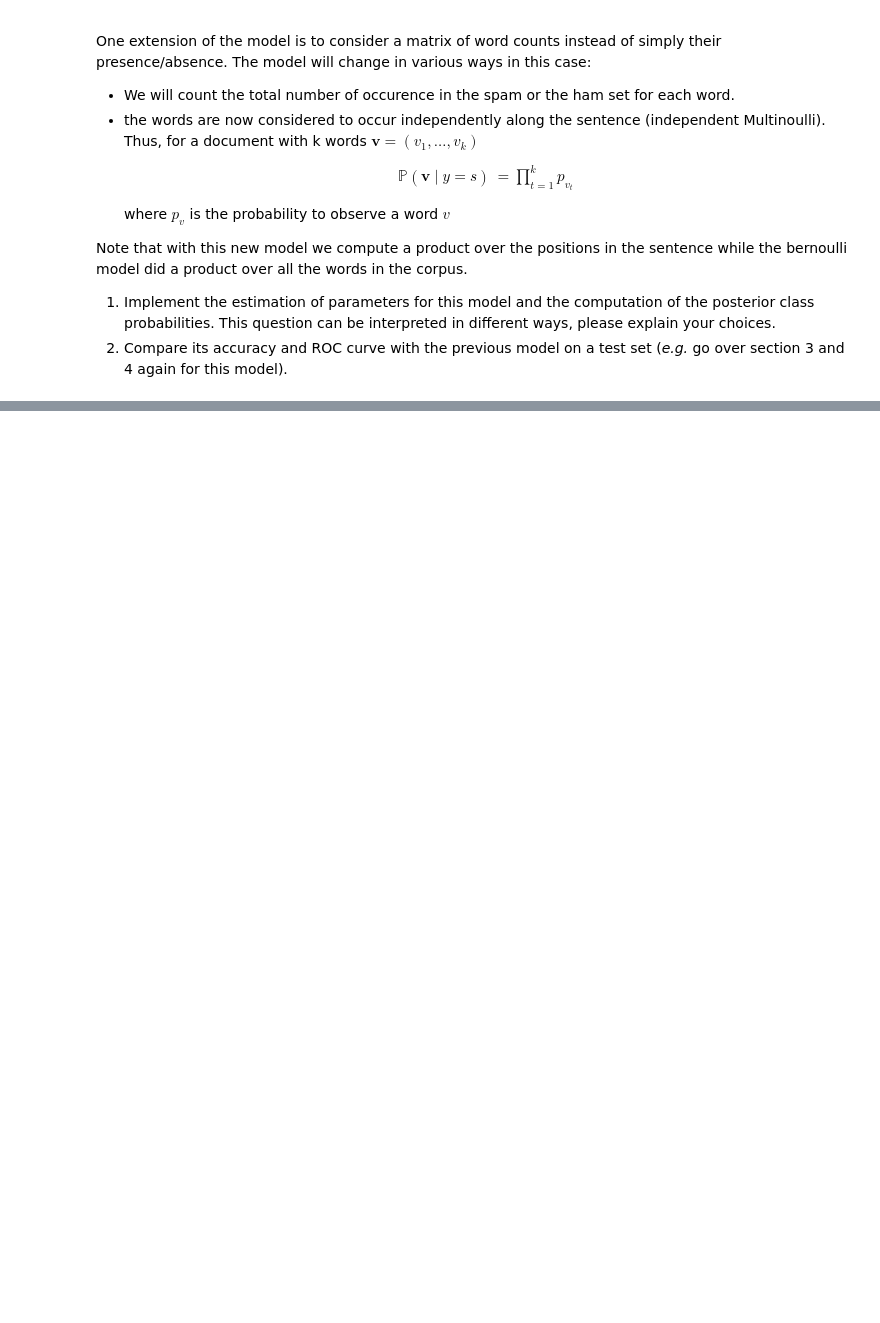
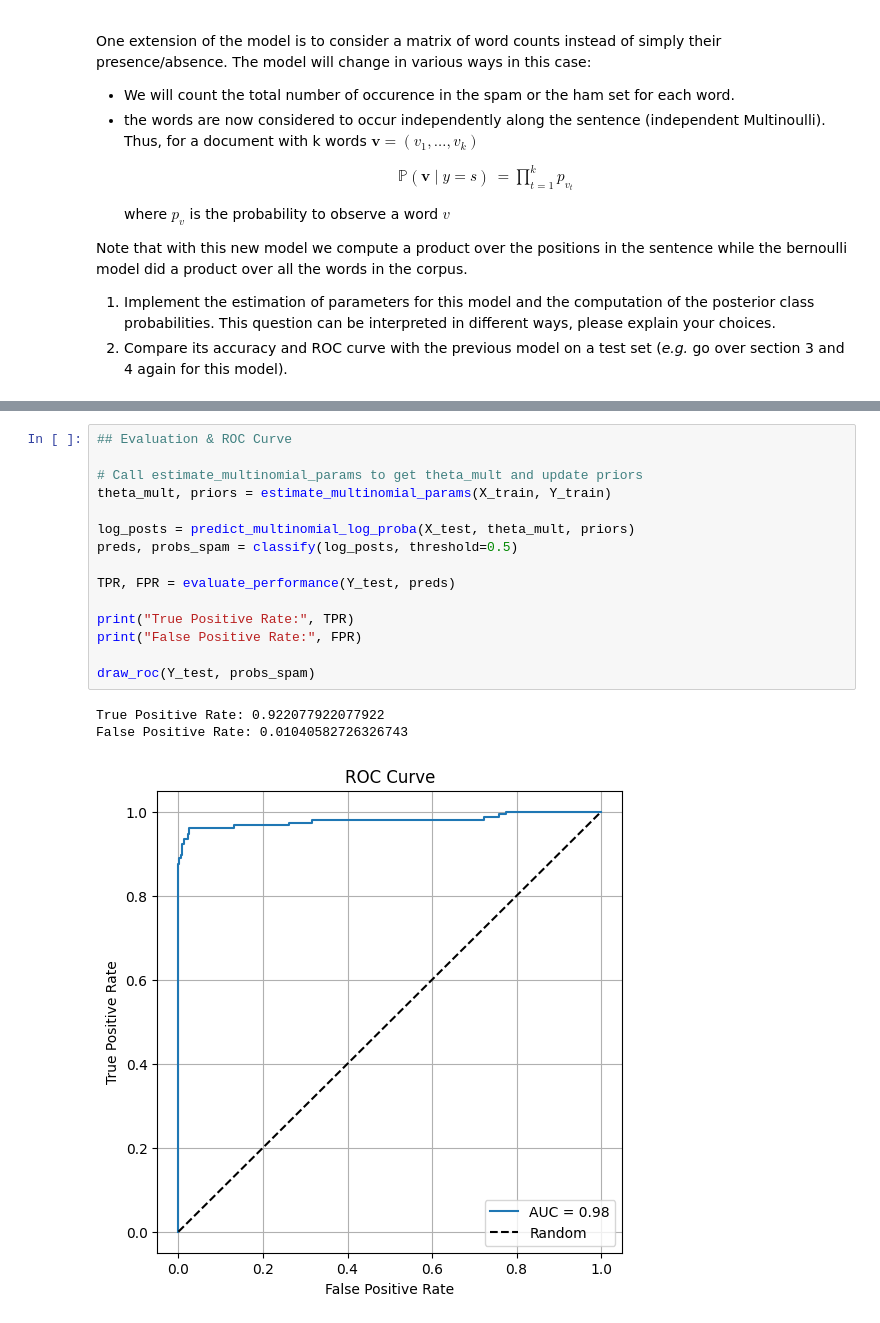
Before and after one commit to JingwenLuo7/Machine-Learning-in-Bioinformatics-S25, a Jupyter notebook: Project01_Spam_Classifier/Spam_project_subject_2025.ipynb, the cells around one changed output, grey strips where cells are left out. Saved outputs shown, nothing was run; the diff lists cells and outputs as text; blank space fills up the shorter version.

```diff
--- a/Project01_Spam_Classifier/Spam_project_subject_2025.ipynb
+++ b/Project01_Spam_Classifier/Spam_project_subject_2025.ipynb
@@ -247,0 +543,19 @@ Note that with this new model we compute a product over the positions in the sen
+# %%
+## Evaluation & ROC Curve
+
+# Call estimate_multinomial_params to get theta_mult and update priors
+theta_mult, priors = estimate_multinomial_params(X_train, Y_train)
+
+log_posts = predict_multinomial_log_proba(X_test, theta_mult, priors)
+preds, probs_spam = classify(log_posts, threshold=0.5)
+
+TPR, FPR = evaluate_performance(Y_test, preds)
+
+print("True Positive Rate:", TPR)
+print("False Positive Rate:", FPR)
+
+draw_roc(Y_test, probs_spam)
+# %% [output]
+True Positive Rate: 0.922077922077922
+False Positive Rate: 0.01040582726326743
+[figure, added]
```
Also changed, not shown: parts of 17 cells of this notebook.
